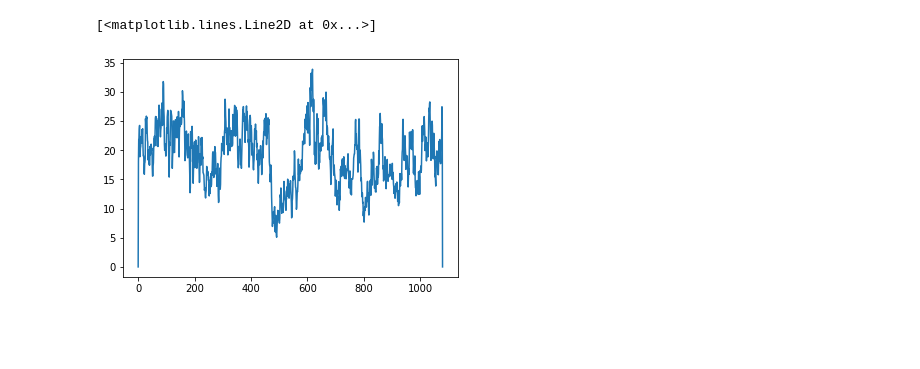
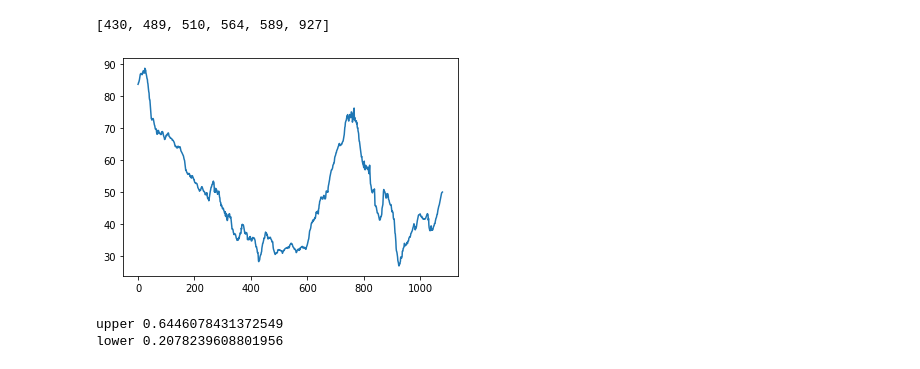
Before and after one commit to FruitSpec/fsCounter, a Jupyter notebook: slicer.ipynb, the cells around one changed output. Drawn from its saved outputs; the diff is of its cells as text; code cells hidden in the pictures; blank space fills up the shorter version.

```diff
--- a/slicer.ipynb
+++ b/slicer.ipynb
@@ -274,6 +34,0 @@ TypeError: Invalid shape (1920,) for image data
-# %%
-v1 = np.mean(m_grad, axis=0)
-plt.plot(v1)
-# %% [output]
-[<matplotlib.lines.Line2D at 0x...>]
-[figure, removed]
@@ -281,0 +35,43 @@ c = cv2222.
+# %%
+s, e = find_tree_height_limits(depth)
+
+cropped_depth = depth[s:e, :].copy()
+v = np.mean(cropped_depth, axis=0)
+vec = find_local_minimum(cropped_depth)
+plt.plot(v)
+print(vec)
+# %% [output]
+[430, 489, 510, 564, 589, 927]
+[figure, added]
+# %%
+i =0
+signal_thrs=10
+window_thrs=0.75
+end = e
+start = s
+final = []
+mid = (start + end) // 2
+index_ = vec[i]
+# seperate the signal to two halfs
+uppper_signal_vec = depth[start:mid, index_].copy()
+lower_signal_vec = depth[mid: end, index_].copy()
+
+# how many below threshold - no signal
+upper = np.sum(uppper_signal_vec < signal_thrs) / (mid - start)
+lower = np.sum(lower_signal_vec < signal_thrs) / (end - mid)
+print(f'upper {upper}')
+print(f'lower {lower}')
+
+if upper > window_thrs and lower > window_thrs:
+    # valid
+    final.append(index_)
+elif upper > window_thrs and lower < window_thrs:
+
+    print('upper window')
+elif upper < window_thrs and lower > window_thrs:
+    print('lower window')
+else: # gap - valid
+    final.append(index_)
+# %% [output]
+upper 0.6446078431372549
+lower 0.2078239608801956
```
Also changed, not shown: parts of 51 cells of this notebook, 5 other files.
